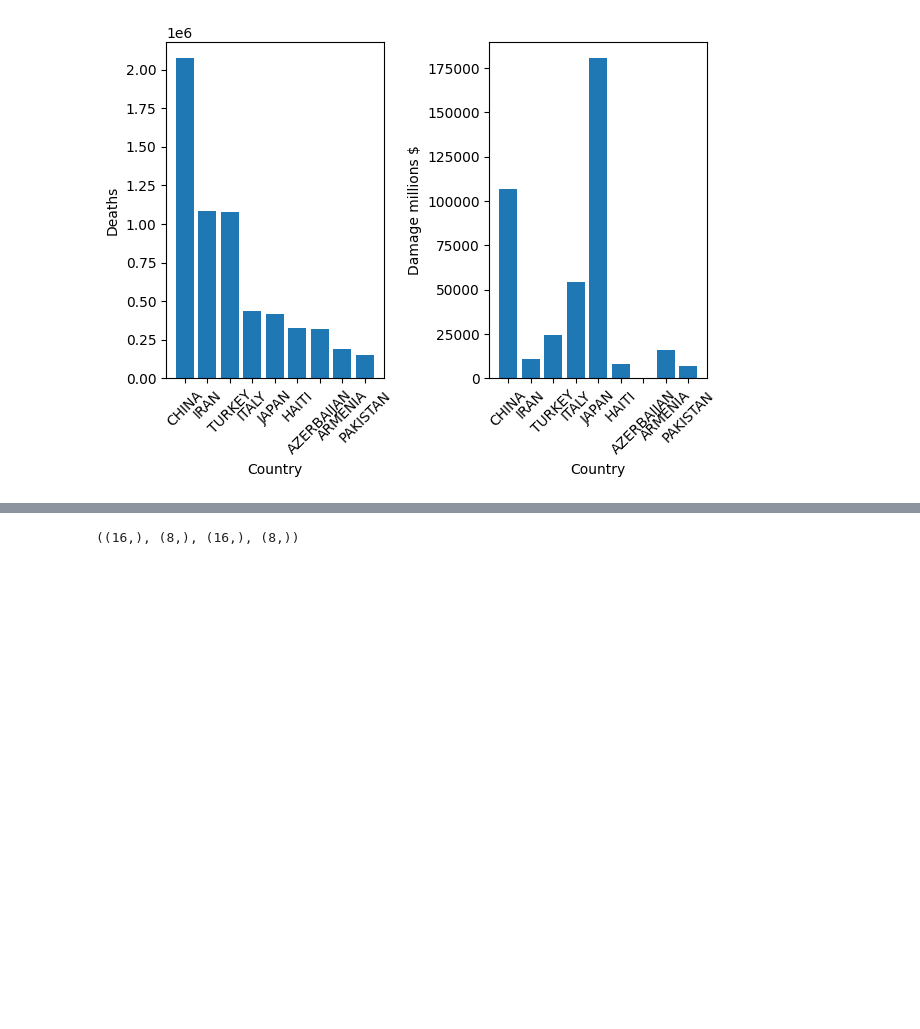
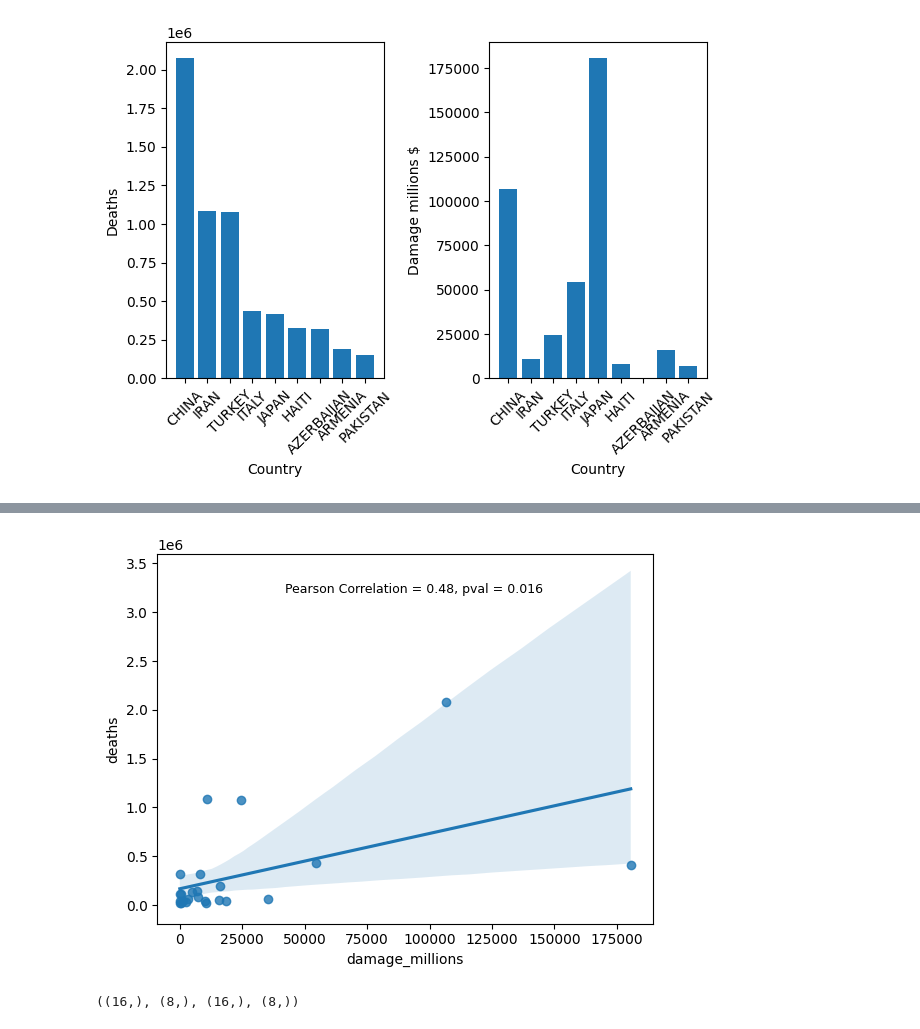
Before and after one commit to columose/SQL-BigQuery-, a Jupyter notebook: Earthquake_records.ipynb, the cells around one changed output, grey strips where cells are left out. Saved outputs shown, nothing was run; the diff lists cells and outputs as text; code cells hidden in the pictures; blank space fills up the shorter version.

```diff
--- a/Earthquake_records.ipynb
+++ b/Earthquake_records.ipynb
@@ -96,3 +106,12 @@ sns.regplot(x="damage_millions", y="deaths", data=df_clean);
+# %%
+# Plot Pearson results
+fig = plt.figure()
+sns.regplot(x="damage_millions", y="deaths", data=df_clean)
+
+fig.text(0.325, 0.8 ,f'Pearson Correlation = {round(corr,2)}, pval = {round(p,3)}', fontsize=9) #add text
+plt.show()
+# %% [output]
+[figure, added]
 # %%
 # Prepare data for linear regression
 X = df_clean['deaths']
```
Also changed, not shown: parts of 5 cells of this notebook.
